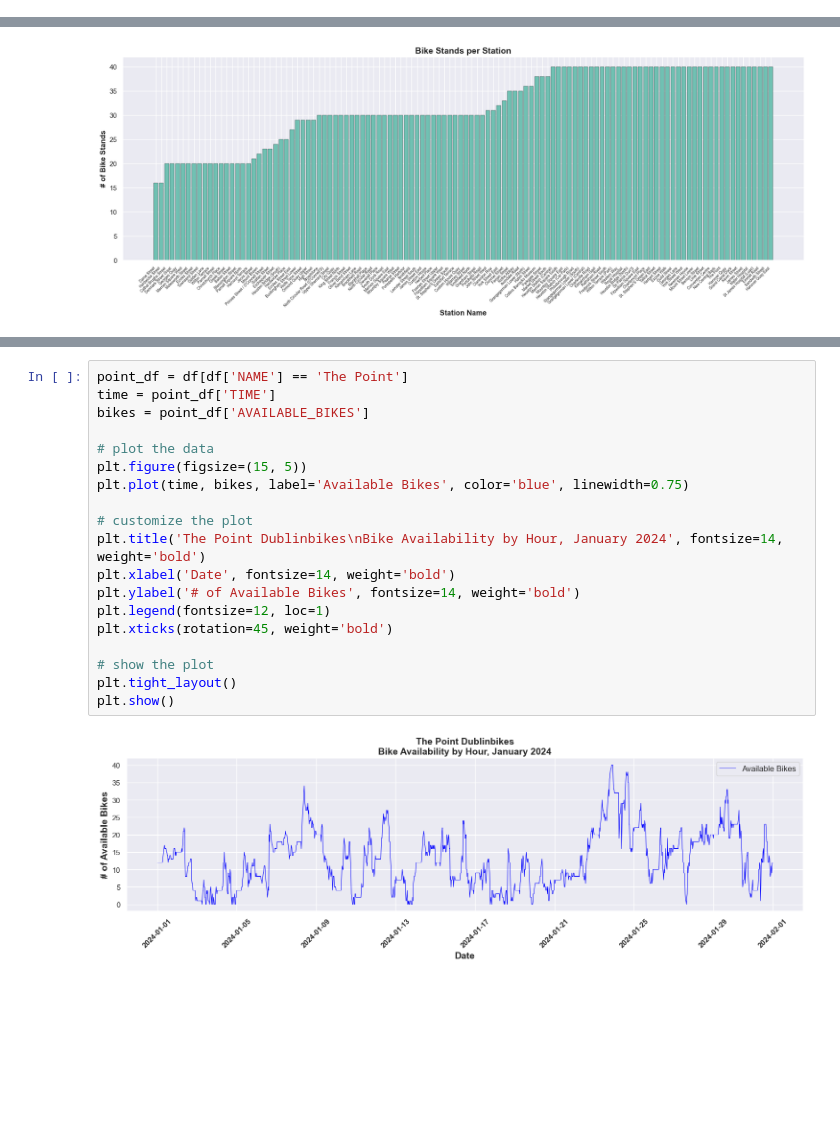
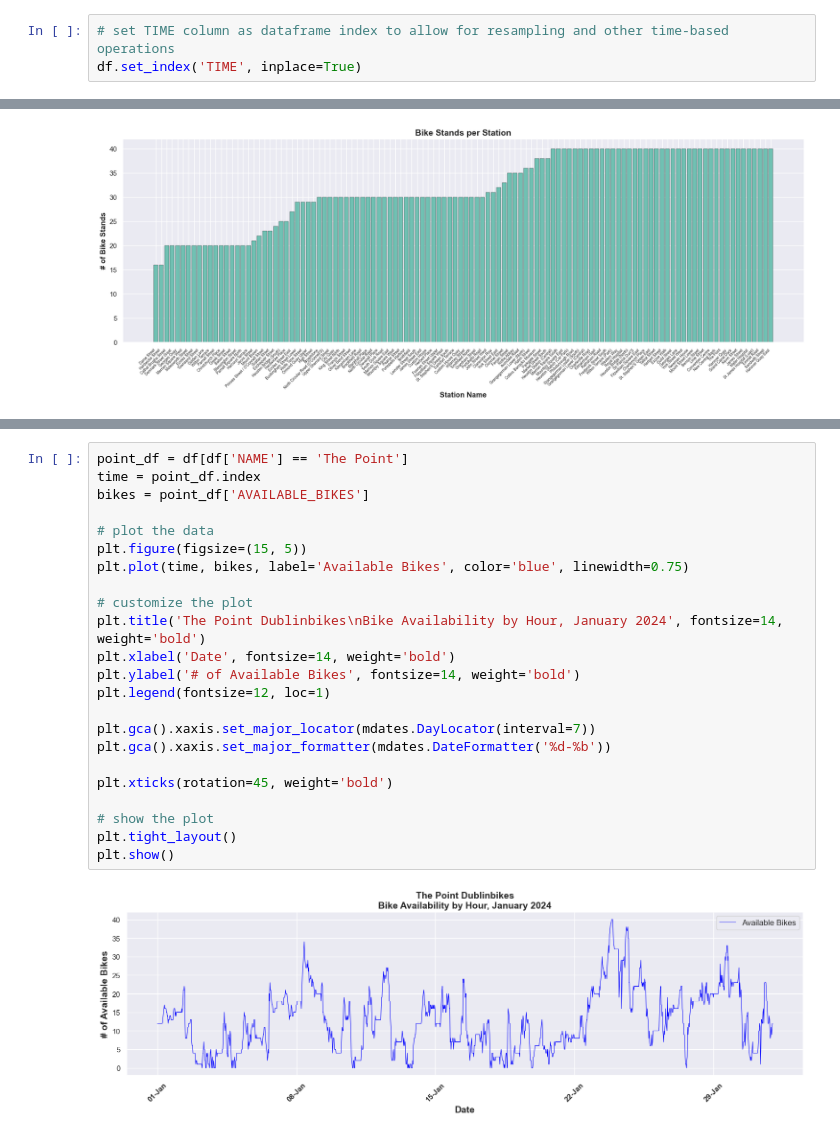
Before and after one commit to JBnkn/4369-programming-for-data-analytics, a Jupyter notebook: Project/Dublinbikes Project.ipynb, the cells around one changed output, grey strips where cells are left out. Drawn from its saved outputs; the diff is of its cells as text; blank space fills up the shorter version.

Commit message:
Date indexing

```diff
--- a/Project/Dublinbikes Project.ipynb
+++ b/Project/Dublinbikes Project.ipynb
@@ -73,6 +74,9 @@ df['TIME'] = pd.to_datetime(df['TIME'], format="%Y-%m-%d %H:%M:%S")
 df['TIME'].dtype
 # %% [output]
 dtype('<M8[ns]')
+# %%
+# set TIME column as dataframe index to allow for resampling and other time-based operations
+df.set_index('TIME', inplace=True)
 # %%
 # extract unique detail to own dataframe
 # sort bike stands by ascending
@@ -118,24 +123,28 @@ map
 [interactive output not drawn]
 # %%
 point_df = df[df['NAME'] == 'The Point']
-time = point_df['TIME']
+time = point_df.index
 bikes = point_df['AVAILABLE_BIKES']
 
 # plot the data
 plt.figure(figsize=(15, 5))
 plt.plot(time, bikes, label='Available Bikes', color='blue', linewidth=0.75)
 
 # customize the plot
 plt.title('The Point Dublinbikes\nBike Availability by Hour, January 2024', fontsize=14, weight='bold')
 plt.xlabel('Date', fontsize=14, weight='bold')
 plt.ylabel('# of Available Bikes', fontsize=14, weight='bold')
 plt.legend(fontsize=12, loc=1)
+
+plt.gca().xaxis.set_major_locator(mdates.DayLocator(interval=7))
+plt.gca().xaxis.set_major_formatter(mdates.DateFormatter('%d-%b'))
+
 plt.xticks(rotation=45, weight='bold')
 
 # show the plot
 plt.tight_layout()
 plt.show()
 # %% [output]
-[figure, old version]
+[figure, new version]
 # %%
 heuston_df = df[df['NAME'] == 'Heuston Bridge (South)']
```
Also changed, not shown: parts of 4 cells of this notebook, 1 other file.
